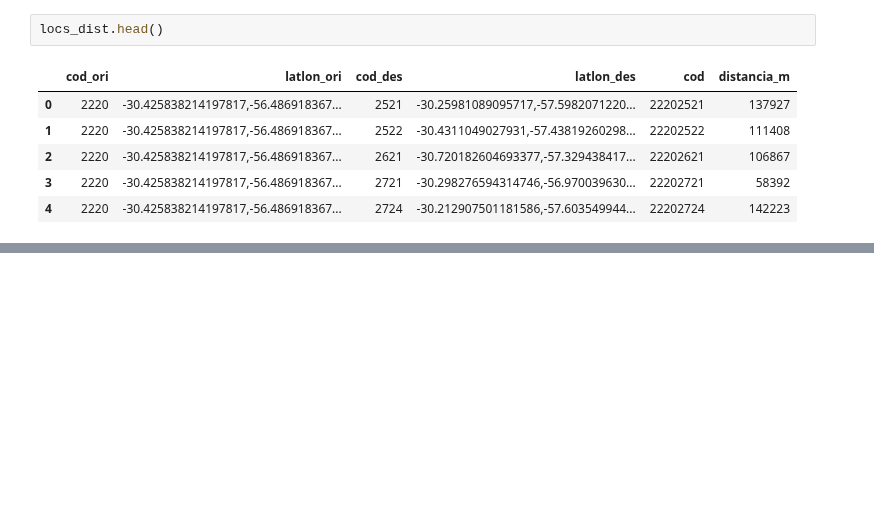
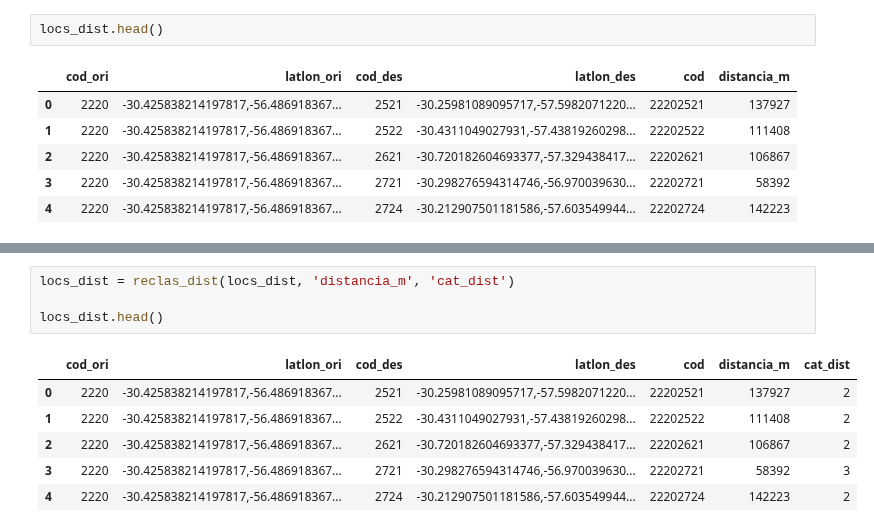
Before and after one commit to guillermodangelo/tesis, a Jupyter notebook: 04-dd_matriz_distancia.ipynb, the cells around one changed output, grey strips where cells are left out. Saved outputs shown, nothing was run; the diff lists cells and outputs as text; blank space fills up the shorter version.

```diff
--- a/04-dd_matriz_distancia.ipynb
+++ b/04-dd_matriz_distancia.ipynb
@@ -299,0 +319,11 @@ NameError: name 'locs_dist' is not defined
+# %%
+locs_dist = reclas_dist(locs_dist, 'distancia_m', 'cat_dist')
+
+locs_dist.head()
+# %% [output]
+|  | cod_ori | latlon_ori | cod_des | latlon_des | cod | distancia_m | cat_dist |
+| 0 | 2220 | -30.425838214197817,-56.486918367... | 2521 | -30.25981089095717,-57.5982071220... | 22202521 | 137927 | 2 |
+| 1 | 2220 | -30.425838214197817,-56.486918367... | 2522 | -30.4311049027931,-57.43819260298... | 22202522 | 111408 | 2 |
+| 2 | 2220 | -30.425838214197817,-56.486918367... | 2621 | -30.720182604693377,-57.329438417... | 22202621 | 106867 | 2 |
+| 3 | 2220 | -30.425838214197817,-56.486918367... | 2721 | -30.298276594314746,-56.970039630... | 22202721 | 58392 | 3 |
+| 4 | 2220 | -30.425838214197817,-56.486918367... | 2724 | -30.212907501181586,-57.603549944... | 22202724 | 142223 | 2 |
```
Also changed, not shown: parts of 8 cells of this notebook.
